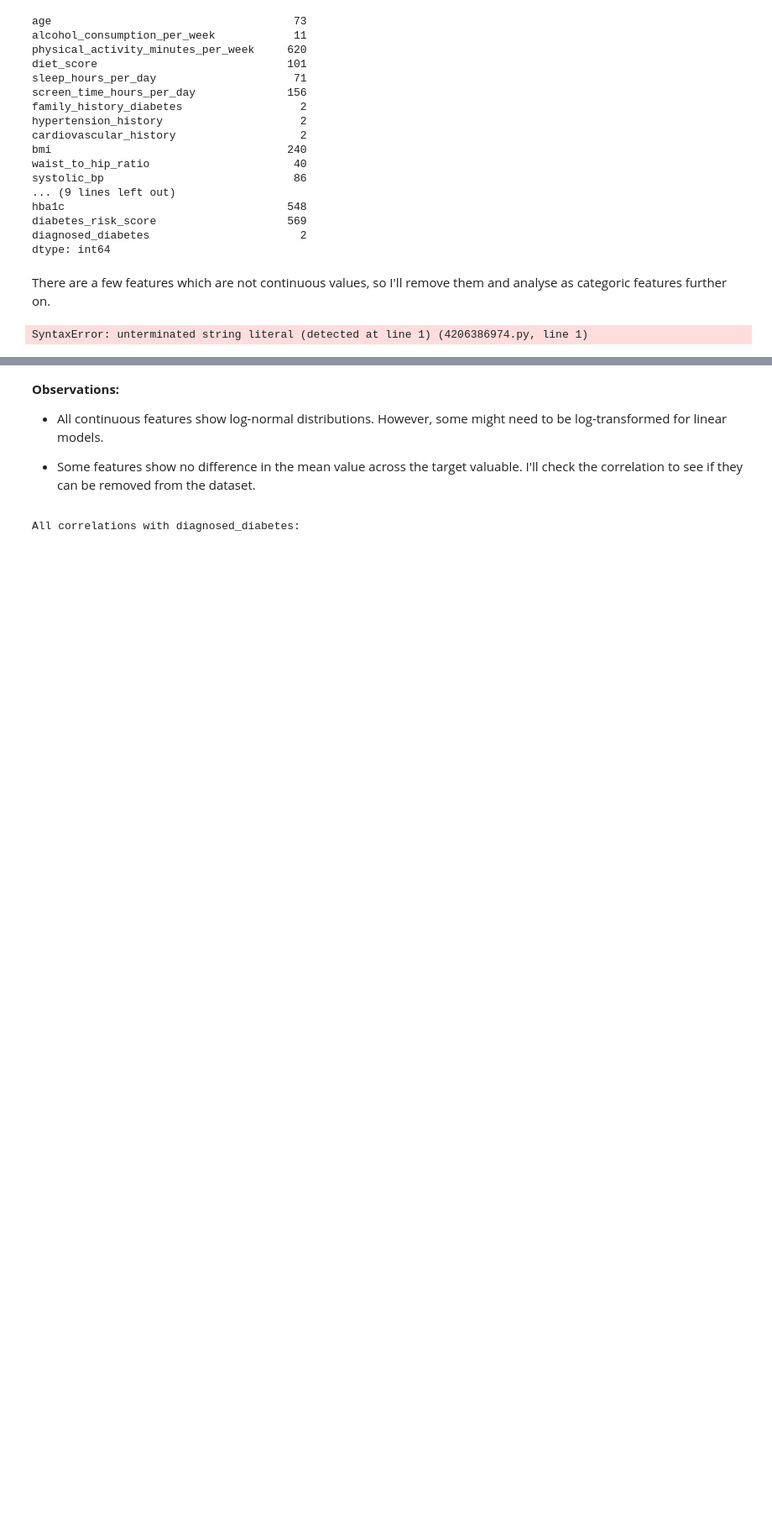
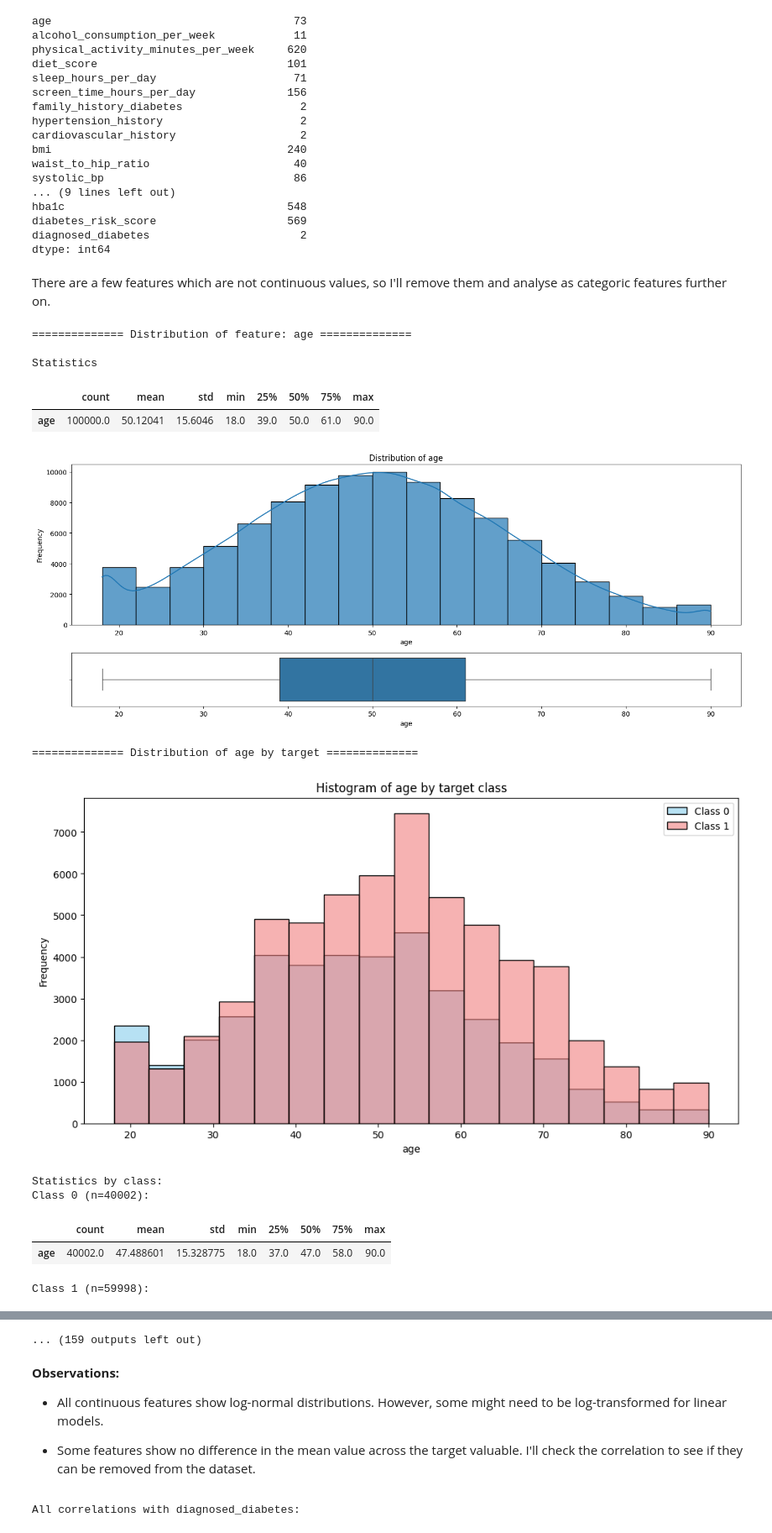
Before and after one commit to Ksenia-G/machine-learning-zoomcamp-homework, a Jupyter notebook: midterm-project-diabetes-prediction-flask/project.ipynb, the cells around one changed output, grey strips where cells are left out. Shown at 84% size. Cells and saved outputs as stored; diff of their text form; code cells hidden in the pictures; blank space fills up the shorter version.

```diff
--- a/midterm-project-diabetes-prediction-flask/project.ipynb
+++ b/midterm-project-diabetes-prediction-flask/project.ipynb
@@ -269,9 +269,21 @@ cat_cols_to_drop = ['diagnosed_diabetes', 'family_history_diabetes', 'hypertensi
 for col in cat_cols_to_drop:
     num_cols.remove(col)
 # %%
-Let's analyse the continuous values
+# Let's analyse the continuous values
 
 for col in num_cols:
     plot_density_and_boxplot(df, col, target_col='diagnosed_diabetes')
 # %% [output]
-SyntaxError: unterminated string literal (detected at line 1) (4206386974.py, line 1)
+============== Distribution of feature: age ==============
+
+Statistics
+|  | count | mean | std | min | 25% | 50% | 75% | max |
+| age | 100000.0 | 50.12041 | 15.6046 | 18.0 | 39.0 | 50.0 | 61.0 | 90.0 |
+[figure, added]
+============== Distribution of age by target ==============
+[figure, added]
+Statistics by class:
+Class 0 (n=40002):
+|  | count | mean | std | min | 25% | 50% | 75% | max |
+| age | 40002.0 | 47.488601 | 15.328775 | 18.0 | 37.0 | 47.0 | 58.0 | 90.0 |
+Class 1 (n=59998):
@@ -278,3 +298,4 @@ SyntaxError: unterminated string literal (detected at line 1) (4206386974.py, li
+... (159 outputs left out)
 # %% [markdown]
 **Observations:**
 - All continuous features show log-normal distributions. However, some might need to be log-transformed for linear models.
```
Also changed, not shown: parts of 1 cell of this notebook.
